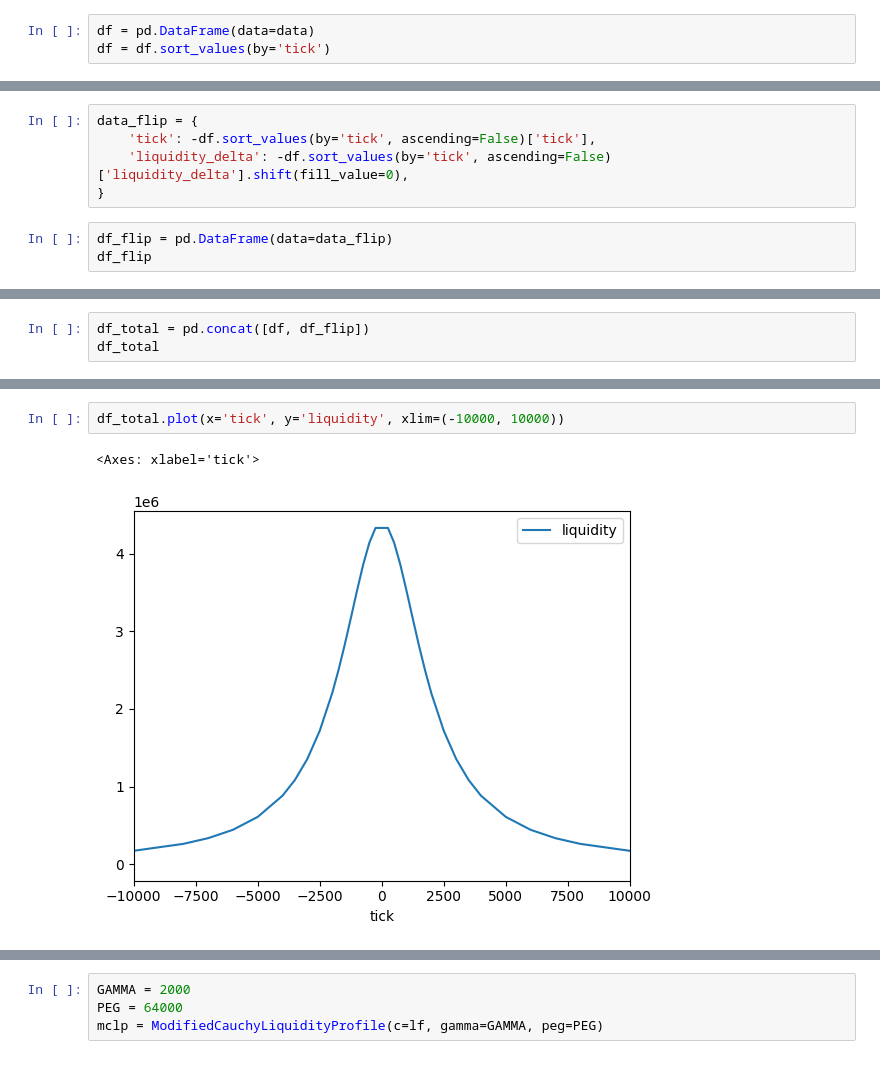
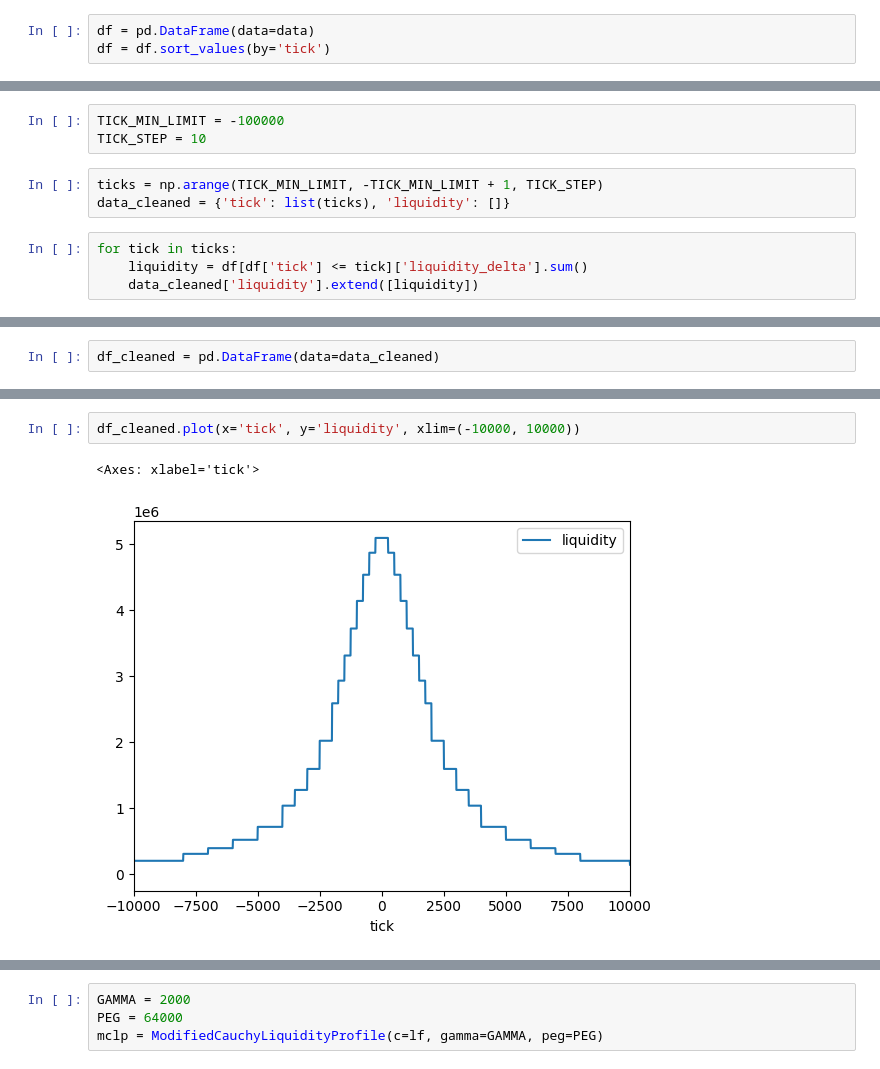
Before and after one commit to smolquants/cauchy-simulations-2025-03, a Jupyter notebook: notebook/actual.ipynb, the cells around one changed output, grey strips where cells are left out. Cells and saved outputs as stored; diff of their text form.

```diff
--- a/notebook/actual.ipynb
+++ b/notebook/actual.ipynb
@@ -141,8 +136,10 @@ df
+# %%
+TICK_MIN_LIMIT = -100000
+TICK_STEP = 10
 # %%
-data_flip = {
-    'tick': -df.sort_values(by='tick', ascending=False)['tick'],
-    'liquidity_delta': -df.sort_values(by='tick', ascending=False)['liquidity_delta'].shift(fill_value=0),
-}
+ticks = np.arange(TICK_MIN_LIMIT, -TICK_MIN_LIMIT + 1, TICK_STEP)
+data_cleaned = {'tick': list(ticks), 'liquidity': []}
 # %%
-df_flip = pd.DataFrame(data=data_flip)
-df_flip
+for tick in ticks:
+    liquidity = df[df['tick'] <= tick]['liquidity_delta'].sum()
+    data_cleaned['liquidity'].extend([liquidity])
@@ -167,3 +146,2 @@ df_flip
 # %%
-df_total = pd.concat([df, df_flip])
-df_total
+df_cleaned = pd.DataFrame(data=data_cleaned)
@@ -215,6 +164,6 @@ df_total.plot(x='tick', y='liquidity')
 # %%
-df_total.plot(x='tick', y='liquidity', xlim=(-10000, 10000))
+df_cleaned.plot(x='tick', y='liquidity', xlim=(-10000, 10000))
 # %% [output]
 <Axes: xlabel='tick'>
-[figure, old version]
+[figure, new version]
 # %%
```
Also changed, not shown: parts of 23 cells of this notebook.
